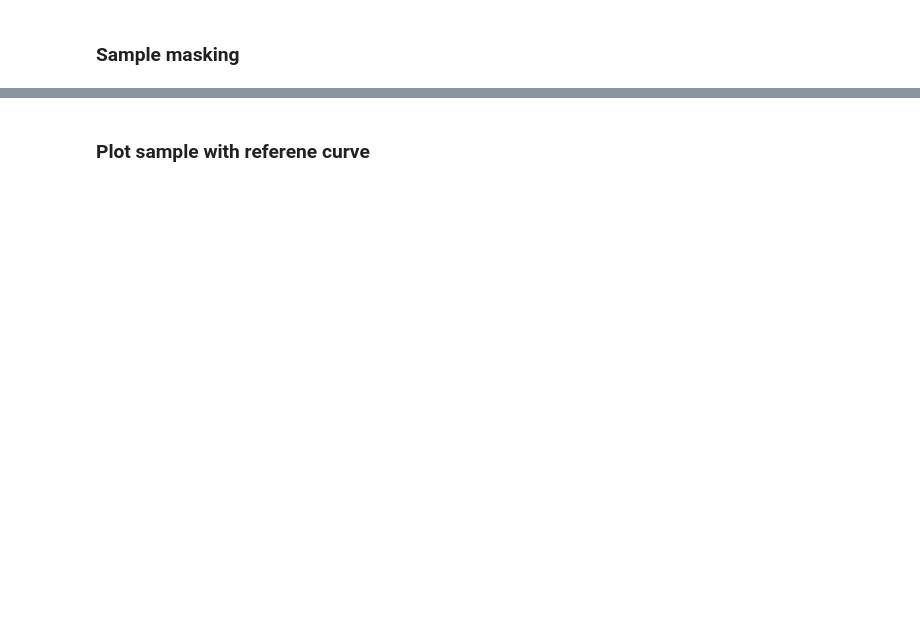
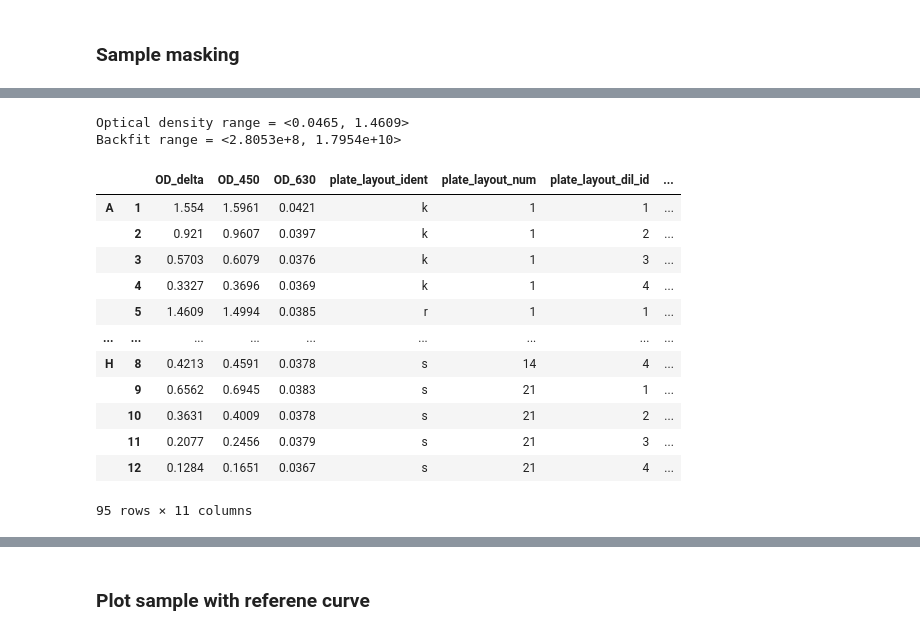
Before and after one commit to igicerovsky/elisa-report, a Jupyter notebook: report_steps.ipynb, the cells around one changed output, grey strips where cells are left out. Drawn from its saved outputs; the diff is of its cells as text; code cells hidden in the pictures; blank space fills up the shorter version.

Commit message:
mean bug fix, mask reason extended wip

```diff
--- a/report_steps.ipynb
+++ b/report_steps.ipynb
@@ -363,8 +551,9 @@ def backfit(df, param):
     bf = bf.reindex(['plate_layout_dil', 'OD_delta'], axis=1)
     bf.rename(columns={'plate_layout_dil': 'Standard Value [cp/ml]', 'OD_delta': 'Optical density'}, inplace=True)
     bf.loc[:, ['Concentration backfit [cp/ml]']] = bf.apply(lambda x: fitdata.inv_func(x['Optical density'], *param), axis=1)
+    bf.loc[:, ['SV to OD fit']] = bf.apply(lambda x: fitdata.func(x['Standard Value [cp/ml]'], *param), axis=1)
     bf.index.name = 'Well'
-    bf = bf.reindex(['Standard Value [cp/ml]', 'Concentration backfit [cp/ml]', 'Optical density'], axis=1)
+    bf = bf.reindex(['Standard Value [cp/ml]', 'Concentration backfit [cp/ml]', 'Optical density', 'SV to OD fit'], axis=1)
     bf.loc[:, ['Recovery rate [%]']] = bf.apply(lambda x: (x['Concentration backfit [cp/ml]'] / x['Standard Value [cp/ml]']) * 100.0, axis=1)
 
     return bf
@@ -456,8 +652,16 @@ display(bf)
 
 od_min = bf['Optical density'].min()
 od_max = bf['Optical density'].max()
-print('Optical density range = <{0:.4f}, {1:.4f}>'.format(od_min, od_max))
+print('Optical density range <{0:.4f}, {1:.4f}>'.format(od_min, od_max))
+
+od_fit_min = bf['SV to OD fit'].min()
+od_fit_max = bf['SV to OD fit'].max()
+print('SV to OD fit range <{0:.4f}, {1:.4f}>'.format(od_min, od_max))
 
 sv_min = bf['Standard Value [cp/ml]'].min()
 sv_max = bf['Standard Value [cp/ml]'].max()
-print('Standard Value [cp/ml] range = <{0}, {1}>'.format(sv_min, sv_max))
+print('Standard Value [cp/ml] range <{0}, {1}>'.format(sv_min, sv_max))
+
+cb_min = bf['Concentration backfit [cp/ml]'].min()
+cb_max = bf['Concentration backfit [cp/ml]'].max()
+print('Concentration backfit [cp/ml] range <{0}, {1}>'.format(cb_min, cb_min))
@@ -513,33 +819,49 @@ samplesk
 # %%
 from decimal import Decimal
 import math
 
 def mask_reason_fn(val, odmin, odmax, note):
     if val < odmin:
         return '{2} {0:.3e} < {1:.3e}'.format(Decimal(val), Decimal(odmin), note)
     if val > odmax:
         return '{2} {0:.3e} > {1:.3e}'.format(Decimal(val), Decimal(odmin), note)
     if math.isnan(val):
         return 'NaN'
     return None
 
-def mask_reason_short_fn(val, odmin, odmax, dil, note):
-    if val < odmin:
-        return '<{:.3e}'.format(Decimal(odmin * dil))
-    if val > odmax:
-        return '>{:.3e}'.format(Decimal(odmax * dil))
+def mask_reason_short_fn(val, vmin, vmax, dil, note):
+    if val < vmin:
+        return '<{:.3e}'.format(Decimal(vmin * dil))
+    if val > vmax:
+        return '>{:.3e}'.format(Decimal(vmax * dil))
     if math.isnan(val):
         return 'Backfit failed.'
     return None
 
 print('Optical density range = <{0:.4f}, {1:.4f}>'.format(od_min, od_max))
 print('Backfit range = <{0:.4e}, {1:.4e}>'.format(Decimal(sv_min), sv_max))
 od_note = 'Measured OD'
 samplesk.loc[:, ['od_mask_reason']] = samplesk.apply(lambda x: mask_reason_fn(x['OD_delta'], od_min, od_max, od_note), axis=1)
 sv_note = 'Backfit'
-samplesk.loc[:, ['mask_reason_ex']] = samplesk.apply(lambda x: mask_reason_fn(x['backfit'], sv_min, sv_max, sv_note), axis=1)
-samplesk.loc[:, ['mask_reason']] = samplesk.apply(lambda x: mask_reason_short_fn(x['backfit'], sv_min, sv_max, x['plate_layout_dil'], ''), axis=1)
+# samplesk.loc[:, ['mask_reason_ex']] = samplesk.apply(lambda x: mask_reason_fn(x['backfit'], cb_min, cb_max, sv_note), axis=1)
+samplesk.loc[:, ['mask_reason']] = samplesk.apply(lambda x: mask_reason_short_fn(x['backfit'], cb_min, cb_max, x['plate_layout_dil'], ''), axis=1)
 samplesk
+# %% [output]
+Optical density range = <0.0465, 1.4609>
+Backfit range = <2.8053e+8, 1.7954e+10>
+|  |  | OD_delta | OD_450 | OD_630 | plate_layout_ident | plate_layout_num | plate_layout_dil_id | ... |
+| A | 1 | 1.554 | 1.5961 | 0.0421 | k | 1 | 1 | ... |
+|  | 2 | 0.921 | 0.9607 | 0.0397 | k | 1 | 2 | ... |
+|  | 3 | 0.5703 | 0.6079 | 0.0376 | k | 1 | 3 | ... |
+|  | 4 | 0.3327 | 0.3696 | 0.0369 | k | 1 | 4 | ... |
+|  | 5 | 1.4609 | 1.4994 | 0.0385 | r | 1 | 1 | ... |
+| ... | ... | ... | ... | ... | ... | ... | ... | ... |
+| H | 8 | 0.4213 | 0.4591 | 0.0378 | s | 14 | 4 | ... |
+|  | 9 | 0.6562 | 0.6945 | 0.0383 | s | 21 | 1 | ... |
+|  | 10 | 0.3631 | 0.4009 | 0.0378 | s | 21 | 2 | ... |
+|  | 11 | 0.2077 | 0.2456 | 0.0379 | s | 21 | 3 | ... |
+|  | 12 | 0.1284 | 0.1651 | 0.0367 | s | 21 | 4 | ... |
+95 rows × 11 columns
 # %%
 SAMPLE_TYPES = {'s':'sample', 'k':'controll', 'r':'refference', 'b':'blank'}
 
```
Also changed, not shown: parts of 32 cells of this notebook.
